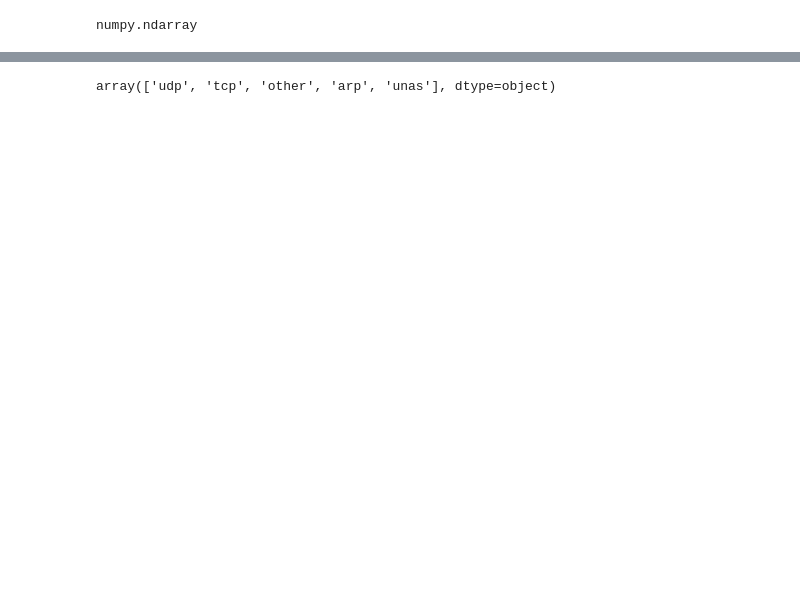
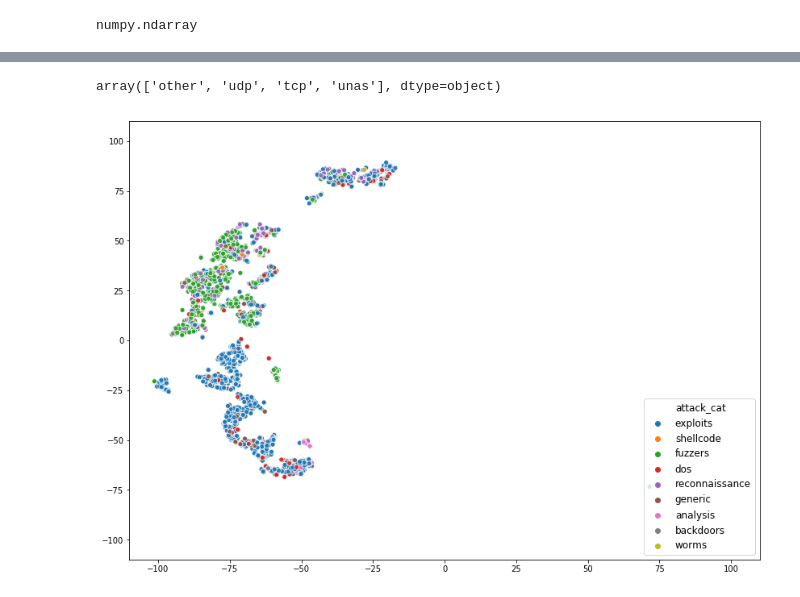
Before and after one commit to adamsxs/metis_project_05_anomaly_detection, a Jupyter notebook: 05_visualization.ipynb, the cells around one changed output, grey strips where cells are left out. Drawn from its saved outputs; the diff is of its cells as text; code cells hidden in the pictures; blank space fills up the shorter version.

```diff
--- a/05_visualization.ipynb
+++ b/05_visualization.ipynb
@@ -187,0 +165,8 @@ data[target!='normal'].reset_index(drop=True)
+# %%
+# Getting a dataframe with the same indices as 'atk_tsne' array.
+# Using this, I can then select for column values and get indices that match
+atk_df = data[target!='normal'].reset_index(drop=True)
+tgt_df = target[target!='normal'].reset_index(drop=True)
+
+# Confirm that shapes are the same
+np.shape(atk_tsne), np.shape(atk_df)
@@ -188,9 +185,20 @@ data[target!='normal'].reset_index(drop=True)
+# %%
+atk_df.proto.unique()
+# %% [output]
+array(['other', 'udp', 'tcp', 'unas'], dtype=object)
+# %%
+msk_tsne = (tgt_df == 'reconnaissance') | (tgt_df=='fuzzers')
+msk_tsne = atk_df.proto == 'tcp'
 # %%
 plt.figure(figsize=[14,10])
-sns.scatterplot(x=atk_tsne[:,0],
-                y=atk_tsne[:,1],
-                hue=target[target!='normal'])
-plt.axis('off')
+sns.scatterplot(x=atk_tsne[msk_tsne,0],
+                y=atk_tsne[msk_tsne,1],
+                alpha=0.9,
+                hue=tgt_df[msk_tsne])
+
+#plt.axis('off')
+plt.ylim((-110,110))
+plt.xlim((-110,110))
 plt.legend(loc=4, prop={'size': 12});
 # %% [output]
-array(['udp', 'tcp', 'other', 'arp', 'unas'], dtype=object)
+[figure, added]
```
Also changed, not shown: parts of 7 cells of this notebook, 6 other files.
